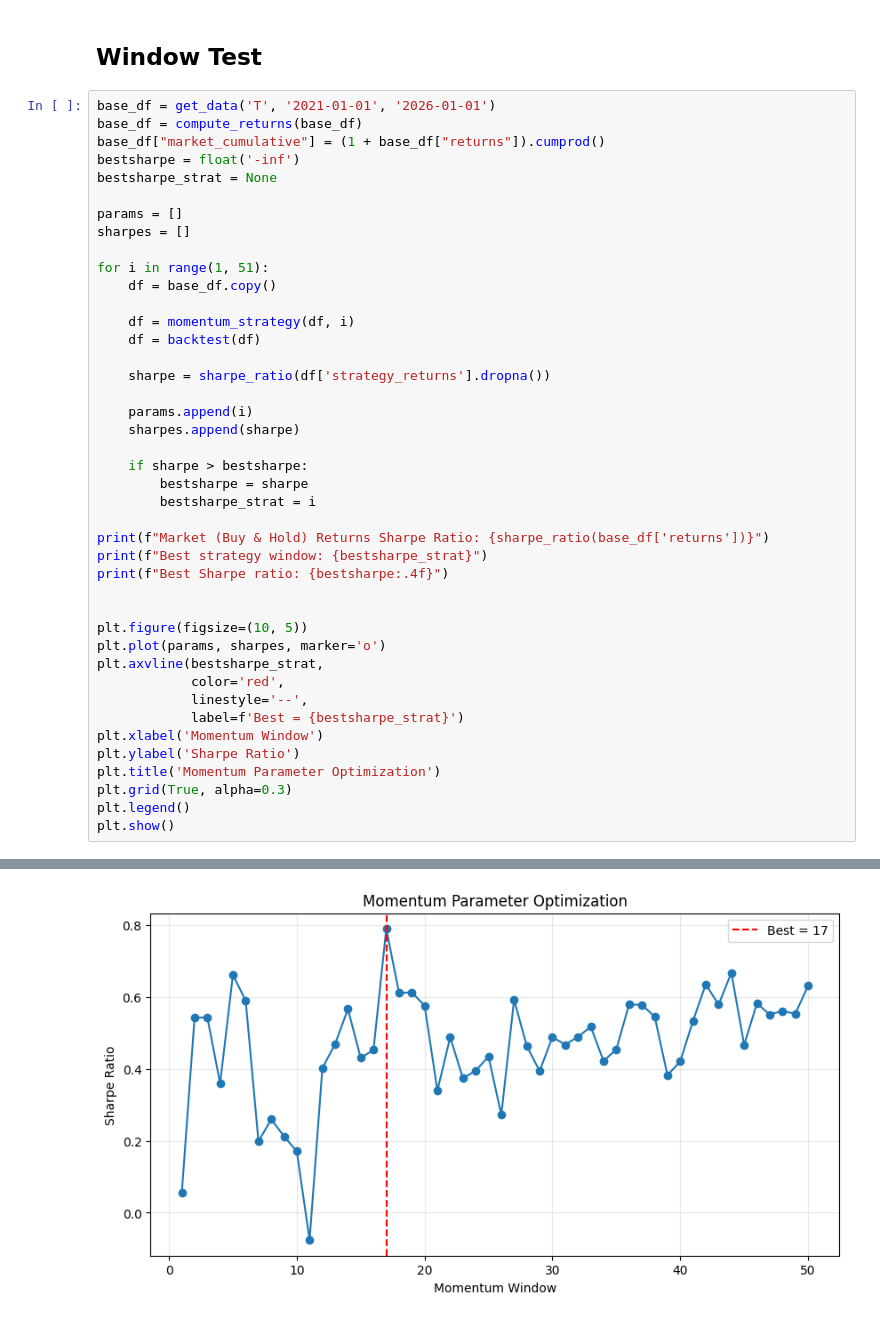
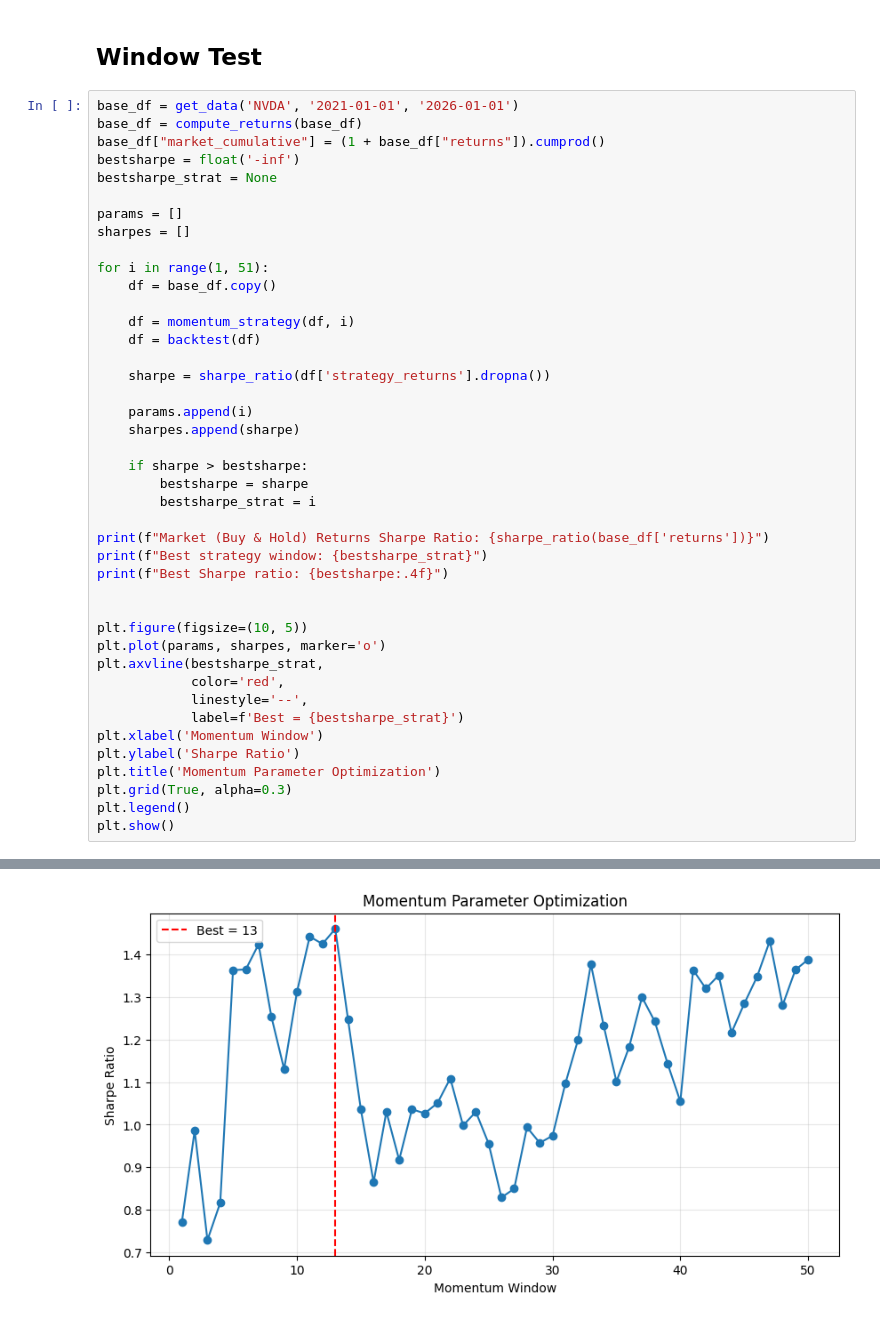
Before and after one commit to noelpdlt/quant-research-system, a Jupyter notebook: notebooks/momentumstrategy.ipynb, the cells around one changed output, grey strips where cells are left out. Saved outputs shown, nothing was run; the diff lists cells and outputs as text.

```diff
--- a/notebooks/momentumstrategy.ipynb
+++ b/notebooks/momentumstrategy.ipynb
@@ -163,7 +163,7 @@ Strategy Returns Sharpe Ratio: 0.6771137887540127
 # %% [markdown]
 ## Window Test
 # %%
-base_df = get_data('T', '2021-01-01', '2026-01-01')
+base_df = get_data('NVDA', '2021-01-01', '2026-01-01')
 base_df = compute_returns(base_df)
 base_df["market_cumulative"] = (1 + base_df["returns"]).cumprod()
 bestsharpe = float('-inf')
@@ -212,4 +212,4 @@ Best Sharpe ratio: 0.7896
-[figure, old version]
+[figure, new version]
 # %%
 df = base_df.copy()
 df = momentum_strategy(df, bestsharpe_strat)
```
Also changed, not shown: parts of 12 cells of this notebook.
